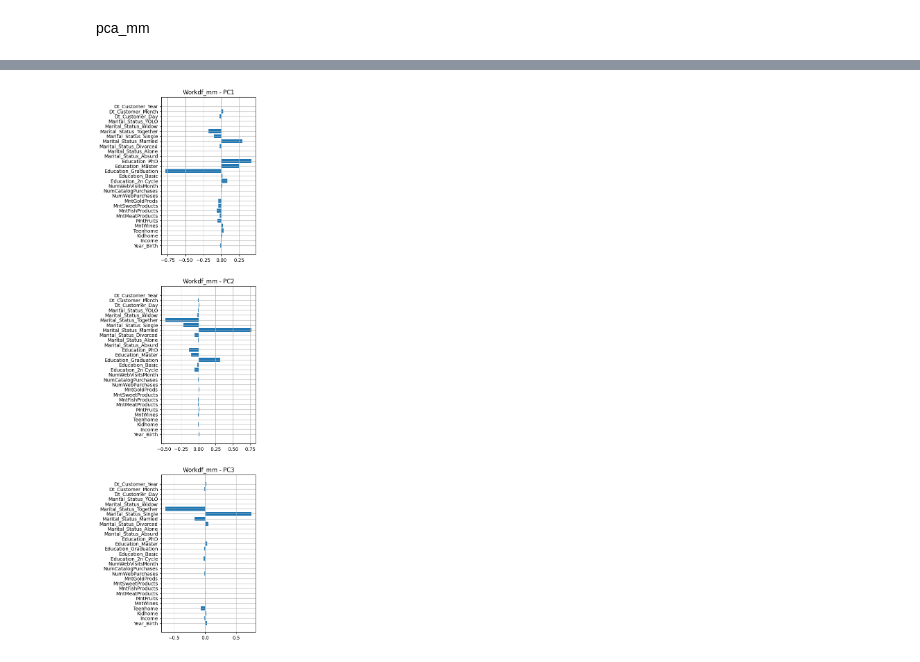
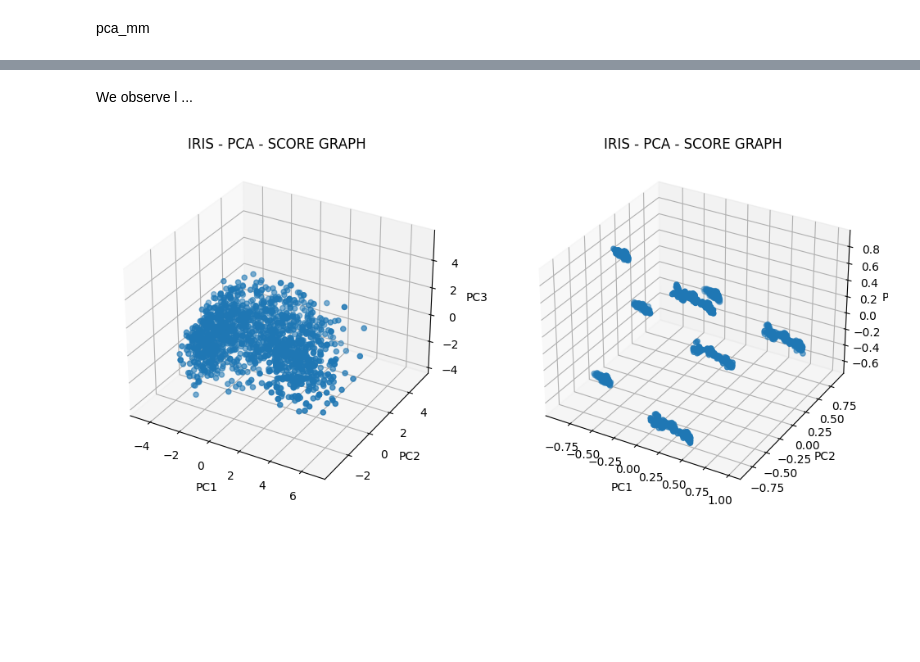
Before and after one commit to MarcoMungaiCoppolino/Data-Science-Portfolio, a Jupyter notebook: PROGETTO/HomeWork_1/MungaiCoppolinoPellegrino.ipynb, the cells around one changed output, grey strips where cells are left out. Saved outputs shown, nothing was run; the diff lists cells and outputs as text; code cells hidden in the pictures; blank space fills up the shorter version.

```diff
--- a/PROGETTO/HomeWork_1/MungaiCoppolinoPellegrino.ipynb
+++ b/PROGETTO/HomeWork_1/MungaiCoppolinoPellegrino.ipynb
@@ -479,12 +480,26 @@ plt.show()
-# %%
-fig, ax = plt.subplots(m_mm, 1, figsize=(3.5, 20))
-for i in range(0, m_mm):
-        ax[i].barh(np.arange(pca_mm.n_features_), pca_mm.components_[i, :])
-        ax[i].set_yticks(ticks=np.arange(pca_mm.n_features_))
-        ax[i].set_yticklabels(labels=Xworkdf_mm.columns.to_list())
-        ax[i].set_title('Workdf_mm - PC%d' % (i+1))
-        ax[i].grid()
-
-plt.show()
-# %% [output]
-[figure, removed]
+# %% [markdown]
+We observe l ...
+# %%
+l_ss = 3
+l_mm = 3
+
+fig = plt.figure(figsize=(12,10))
+
+ax1 = fig.add_subplot(1, 2, 1, projection=f'{l_ss}d')
+ax1.scatter(Y_Xworkdf_std[:, 0], Y_Xworkdf_std[:, 1], Y_Xworkdf_std[:, 2])
+plt.title('IRIS - PCA - SCORE GRAPH')
+ax1.set_xlabel('PC1')
+ax1.set_ylabel('PC2')
+ax1.set_zlabel('PC3')
+
+ax1 = fig.add_subplot(1, 2, 2, projection=f'{l_mm}d')
+ax1.scatter(Y_Xworkdf_mm[:, 0], Y_Xworkdf_mm[:, 1], Y_Xworkdf_mm[:, 2])
+plt.title('IRIS - PCA - SCORE GRAPH')
+ax1.set_xlabel('PC1')
+ax1.set_ylabel('PC2')
+ax1.set_zlabel('PC3')
+
+
+plt.grid()
+# %% [output]
+[figure, added]
```
Also changed, not shown: parts of 1 cell of this notebook, 3 other files.
